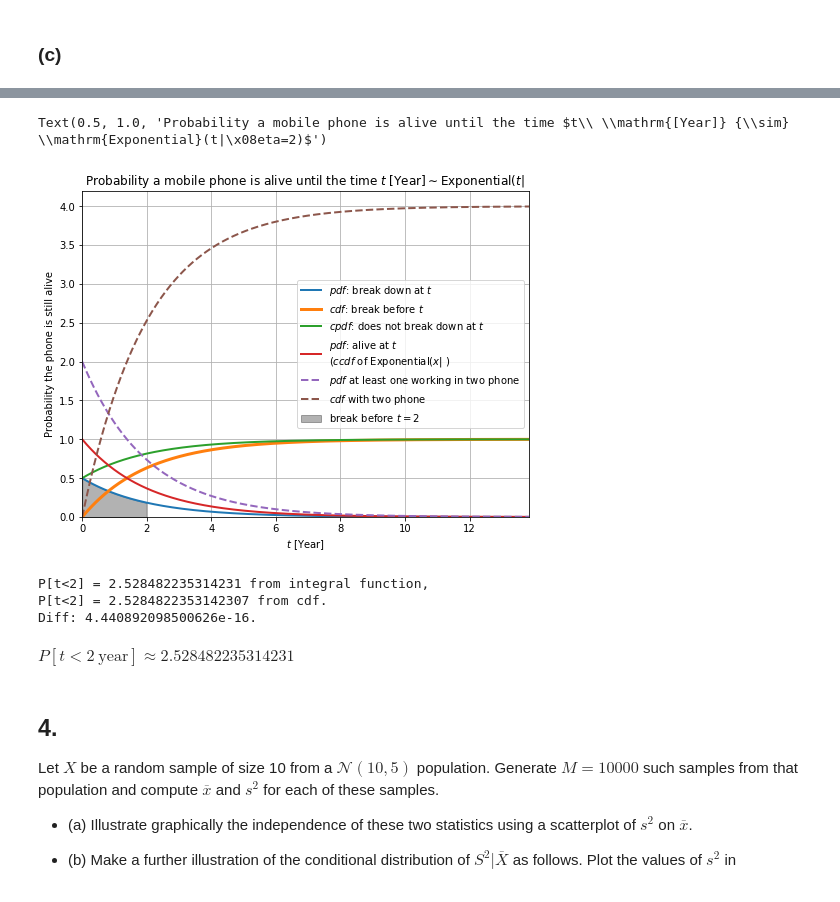
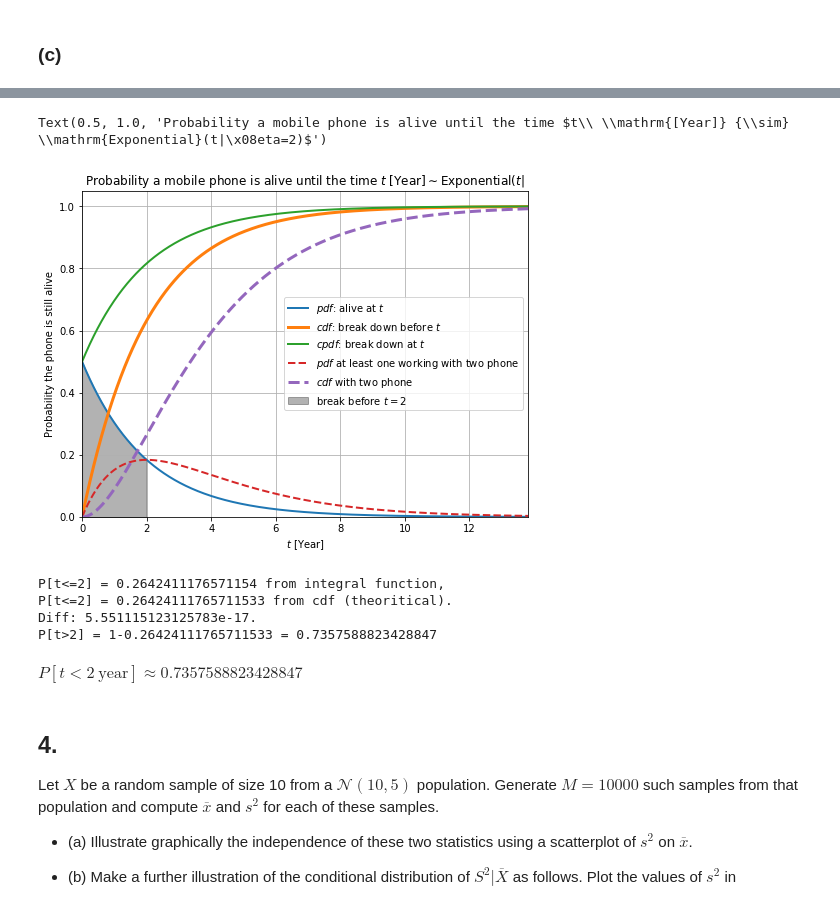
Before and after one commit to indiaki1o/ISI2, a Jupyter notebook: EX2/EX02.ipynb, the cells around one changed output, grey strips where cells are left out. Cells and saved outputs as stored; diff of their text form; code cells hidden in the pictures.

Commit message:
ex2: 3. collect a solution for probability P(t>2) that is prob of the mobile phone alive more than two years with two phone.

```diff
--- a/EX2/EX02.ipynb
+++ b/EX2/EX02.ipynb
@@ -725,47 +796,41 @@ expon = scipy.stats.expon(scale=2)
 xrange = (0,15)
 X_t  = np.linspace(xrange[0],xrange[1],1000)
 prob = expon.pdf(X_t)
 # prob_2phone = 2*expon.pdf(X_t)
 cumul_prob = expon.cdf(X_t)
 p_zero = np.zeros(X_t.shape)
 
 #%
-prob_alive = lambda t,b: np.e**(-1/b*t)
-prob_2phone = lambda t,b: 2*prob_alive(t,b)
-cumul_alive_2phone = lambda t,b: 2*b*(1 - np.e**(-1/b*t))
+prob_2phone = lambda t,b: 1/(b**2) *t *np.e**(-(1/b)*t)
+cumul_alive_2phone = lambda t,b: 1 -((1/b)*t+1)*np.e**(-1/b*t)
 #%
 fig_ = plt.figure(figsize=(8,6))
 ax_  = plt.subplot(111)
 lin_pdf = ax_.plot(X_t, prob, linewidth=2,
-                   label="$pdf$: break down at $t$")
+                   label="$pdf$: alive at $t$")
 lin_cdf = ax_.plot(X_t, cumul_prob, linewidth=3,
-                     label="$cdf$: break before $t$")
+                     label="$cdf$: break down before $t$")
 lin_cpdf = ax_.plot(X_t, 1-prob, linewidth=2,
-                   label="$cpdf$: does not break down at $t$")
+                   label="$cpdf$: break down at $t$")
 fill_    = ax_.fill_between(X_t, p_zero, prob, where=X_t<=2,
                             color="k", alpha=0.3,
                             label="break before $t=2$")
-# fill_    = ax_.fill_between(X_t, np.ones(X_t.shape), prob, where=X_t<=2,
-#                             color="red", alpha=0.3,
-#                             label="Break down before $t=2$")
-lin_pdf = ax_.plot(X_t, prob_alive(X_t,2), linewidth=2,
-                   label="$pdf$: alive at $t$ \n($ccdf$ of $\mathrm{Exponential}(x|{\beta})$ )")
 lin_pdf2 = ax_.plot(X_t, prob_2phone(X_t,2), linewidth=2, linestyle="--",
-                   label="$pdf$ at least one working in two phone")
-lin_cdf2 = ax_.plot(X_t, cumul_alive_2phone(X_t,2), linewidth=2, linestyle="--",
+                   label="$pdf$ at least one working with two phone")
+lin_cdf2 = ax_.plot(X_t, cumul_alive_2phone(X_t,2), linewidth=3, linestyle="--",
                      label="$cdf$ with two phone")
 #%
 ax_.grid(True)
 ax_.legend()
 ax_.axes.set_xlabel("$ t {\ } \mathrm{[Year]} $")
 ax_.axes.set_ylabel("Probability the phone is still alive")
 xend=np.where(cumul_prob>0.999)[0][0]
 ax_.axes.set_xlim(xrange[0],X_t[xend])
 ax_.axes.set_ylim(0,)
 ax_.axes.set_title("Probability a mobile phone is alive until the time $t\ \mathrm{[Year]} {\sim} \mathrm{Exponential}(t|\beta=2)$")
 # %% [output]
 Text(0.5, 1.0, 'Probability a mobile phone is alive until the time $t\\ \\mathrm{[Year]} {\\sim} \\mathrm{Exponential}(t|\x08eta=2)$')
-[figure, old version]
+[figure, new version]
 # %%
 # from integral (scipy.integrate)
 cumul_tle2 = scipy.integrate.quad(lambda t: prob_2phone(t,2), 0, 2)
@@ -775,14 +840,17 @@ p_tle2_integral = cumul_tle2[0]
 p_tle2_cdf = cumul_alive_2phone(2,2)
 
 #
-print("P[t<2] = {0:} from integral function,\nP[t<2] = {1:} from cdf.".format(p_tle2_integral, p_tle2_cdf))
+print("P[t<=2] = {0:} from integral function,\nP[t<=2] = {1:} from cdf (theoritical).".format(p_tle2_integral, p_tle2_cdf))
 print("Diff: {}.".format(abs(p_tle2_integral - p_tle2_cdf)) )
+
+print("P[t>2] = 1-{0:} = {1:}".format(p_tle2_cdf, 1-p_tle2_cdf))
 # %% [output]
-P[t<2] = 2.528482235314231 from integral function,
-P[t<2] = 2.5284822353142307 from cdf.
-Diff: 4.440892098500626e-16.
+P[t<=2] = 0.2642411176571154 from integral function,
+P[t<=2] = 0.26424111765711533 from cdf (theoritical).
+Diff: 5.551115123125783e-17.
+P[t>2] = 1-0.26424111765711533 = 0.7357588823428847
 # %% [markdown]
-$P[t<2\ \mathrm{year}] \approx 2.528482235314231$
+$P[t<2\ \mathrm{year}] \approx 0.7357588823428847$
 # %% [markdown]
 ## 4.
 Let $X$ be a random sample of size 10 from a $\mathcal{N}(10, 5)$ population. Generate $M = 10000$ such samples from that population and compute $\overline{x}$ and $s^2$ for each of these samples.
```
Also changed, not shown: parts of 6 cells of this notebook.
